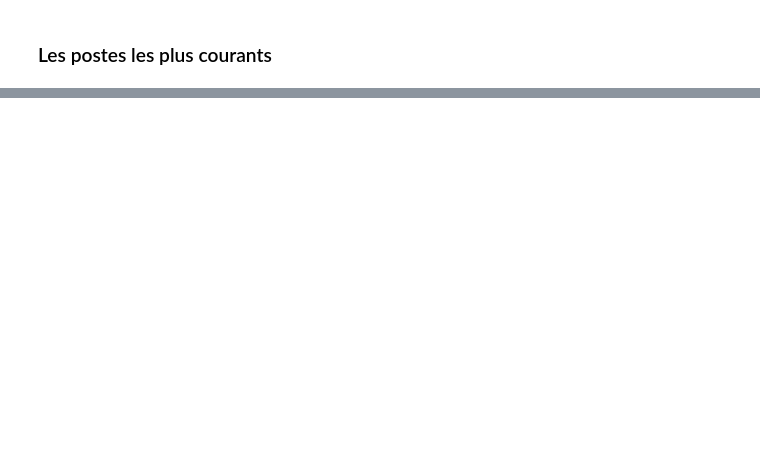
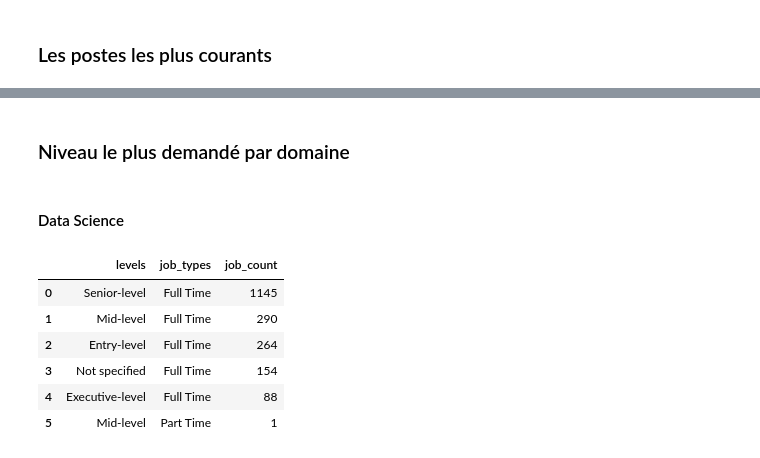
Before and after one commit to Sefdine/Job_opportunities, a Jupyter notebook: dev.ipynb, the cells around one changed output, grey strips where cells are left out. Saved outputs shown, nothing was run; the diff lists cells and outputs as text; code cells hidden in the pictures; blank space fills up the shorter version.

```diff
--- a/dev.ipynb
+++ b/dev.ipynb
@@ -1047,0 +1349,2 @@ plt.show()
+# %% [markdown]
+### Niveau le plus demandé par domaine
@@ -1047,0 +1373,12 @@ plt.show()
+# %%
+# Get most demand job title by category
+def get_levels_by_category(category):
+    # Query statement
+    query = text('SELECT * FROM GetLevelsByCategory(:categoryName) ORDER BY level_count DESC')
+    result = session.execute(query, {'categoryName': category})
+
+    # Execute statement
+    levels = [[x[0], x[1], x[2]] for x in result.all()]
+    levels_df = pd.DataFrame(data=levels, columns=['levels', 'job_types', 'job_count'])
+
+    return levels_df
@@ -1047,0 +1423,14 @@ plt.show()
+# %% [markdown]
+#### Data Science
+# %%
+# Get levels in data science
+data_science_levels_df = get_levels_by_category('data science')
+data_science_levels_df
+# %% [output]
+|  | levels | job_types | job_count |
+| 0 | Senior-level | Full Time | 1145 |
+| 1 | Mid-level | Full Time | 290 |
+| 2 | Entry-level | Full Time | 264 |
+| 3 | Not specified | Full Time | 154 |
+| 4 | Executive-level | Full Time | 88 |
+| 5 | Mid-level | Part Time | 1 |
```
Also changed, not shown: parts of 63 cells of this notebook.
